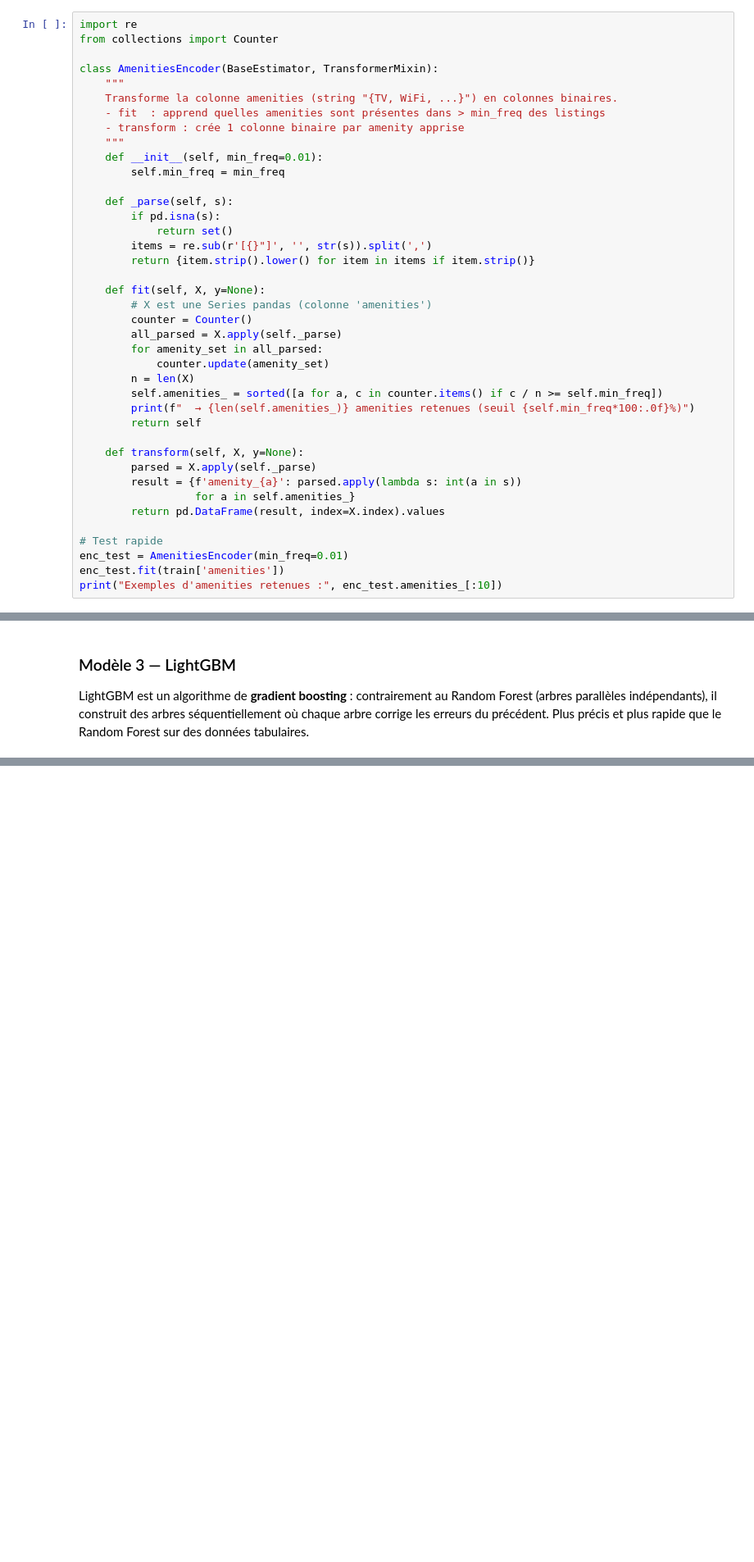
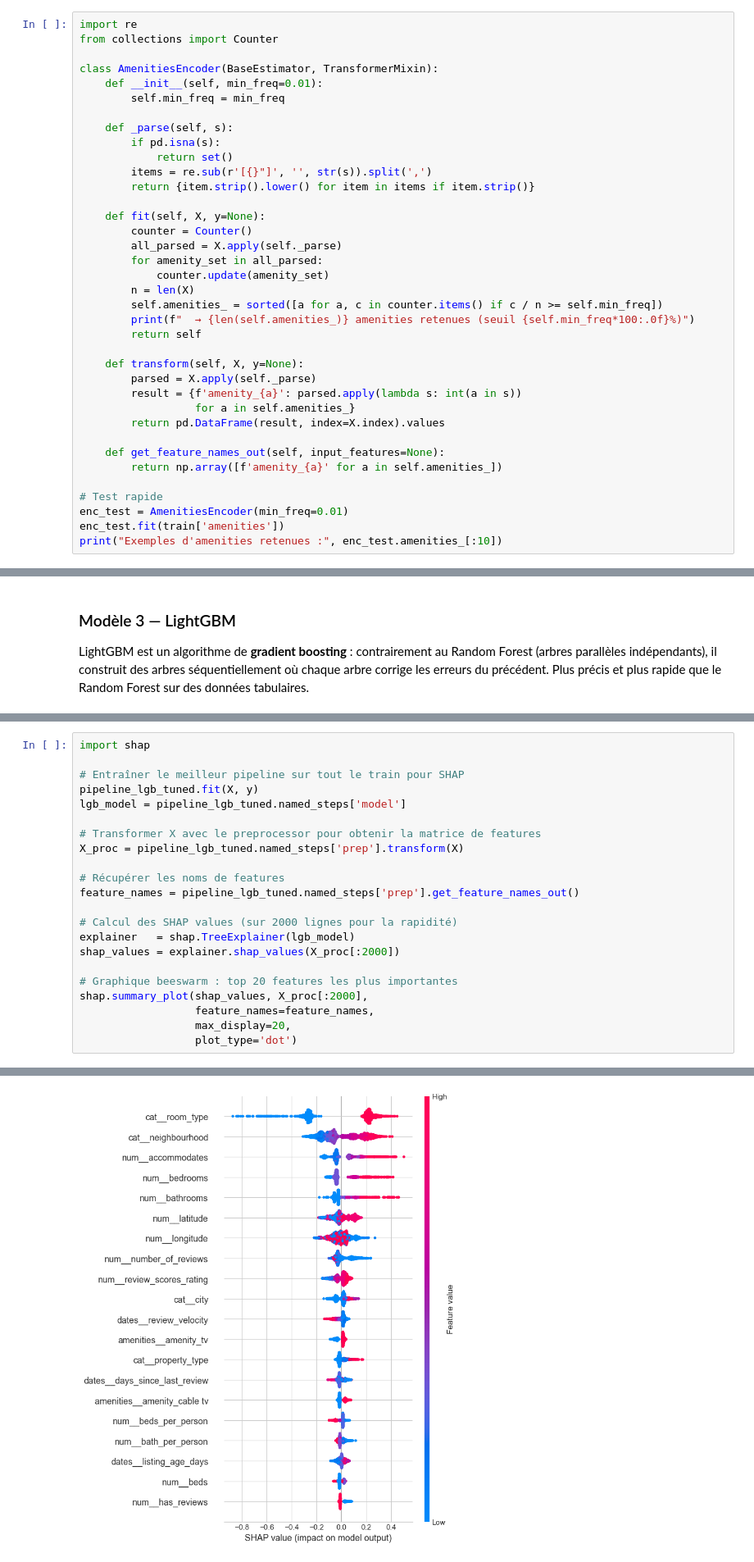
Before and after one commit to Matissegeoffray/airbnb-price-prediction, a Jupyter notebook: airbnb_prediction.ipynb, the cells around one changed output, grey strips where cells are left out. Shown at 82% size. Saved outputs shown, nothing was run; the diff lists cells and outputs as text; blank space fills up the shorter version.

```diff
--- a/airbnb_prediction.ipynb
+++ b/airbnb_prediction.ipynb
@@ -216,11 +216,6 @@ import re
 from collections import Counter
 
 class AmenitiesEncoder(BaseEstimator, TransformerMixin):
-    """
-    Transforme la colonne amenities (string "{TV, WiFi, ...}") en colonnes binaires.
-    - fit  : apprend quelles amenities sont présentes dans > min_freq des listings
-    - transform : crée 1 colonne binaire par amenity apprise
-    """
     def __init__(self, min_freq=0.01):
         self.min_freq = min_freq
 
@@ -231,7 +226,6 @@ class AmenitiesEncoder(BaseEstimator, TransformerMixin):
         return {item.strip().lower() for item in items if item.strip()}
 
     def fit(self, X, y=None):
-        # X est une Series pandas (colonne 'amenities')
         counter = Counter()
         all_parsed = X.apply(self._parse)
         for amenity_set in all_parsed:
@@ -247,6 +241,9 @@ class AmenitiesEncoder(BaseEstimator, TransformerMixin):
                   for a in self.amenities_}
         return pd.DataFrame(result, index=X.index).values
 
+    def get_feature_names_out(self, input_features=None):
+        return np.array([f'amenity_{a}' for a in self.amenities_])
+
 # Test rapide
 enc_test = AmenitiesEncoder(min_freq=0.01)
 enc_test.fit(train['amenities'])
@@ -472,0 +669,23 @@ LightGBM — R² train : 0.914 | R² val : 0.712
+# %%
+import shap
+
+# Entraîner le meilleur pipeline sur tout le train pour SHAP
+pipeline_lgb_tuned.fit(X, y)
+lgb_model = pipeline_lgb_tuned.named_steps['model']
+
+# Transformer X avec le preprocessor pour obtenir la matrice de features
+X_proc = pipeline_lgb_tuned.named_steps['prep'].transform(X)
+
+# Récupérer les noms de features
+feature_names = pipeline_lgb_tuned.named_steps['prep'].get_feature_names_out()
+
+# Calcul des SHAP values (sur 2000 lignes pour la rapidité)
+explainer   = shap.TreeExplainer(lgb_model)
+shap_values = explainer.shap_values(X_proc[:2000])
+
+# Graphique beeswarm : top 20 features les plus importantes
+shap.summary_plot(shap_values, X_proc[:2000],
+                  feature_names=feature_names,
+                  max_display=20,
+                  plot_type='dot')
+# %% [output]
@@ -473,3 +694,4 @@ LightGBM — R² train : 0.914 | R² val : 0.712
+[figure, added]
 # %% [markdown]
 ### Comparaison des modèles
 
```
Also changed, not shown: parts of 12 cells of this notebook, 1 other file.
